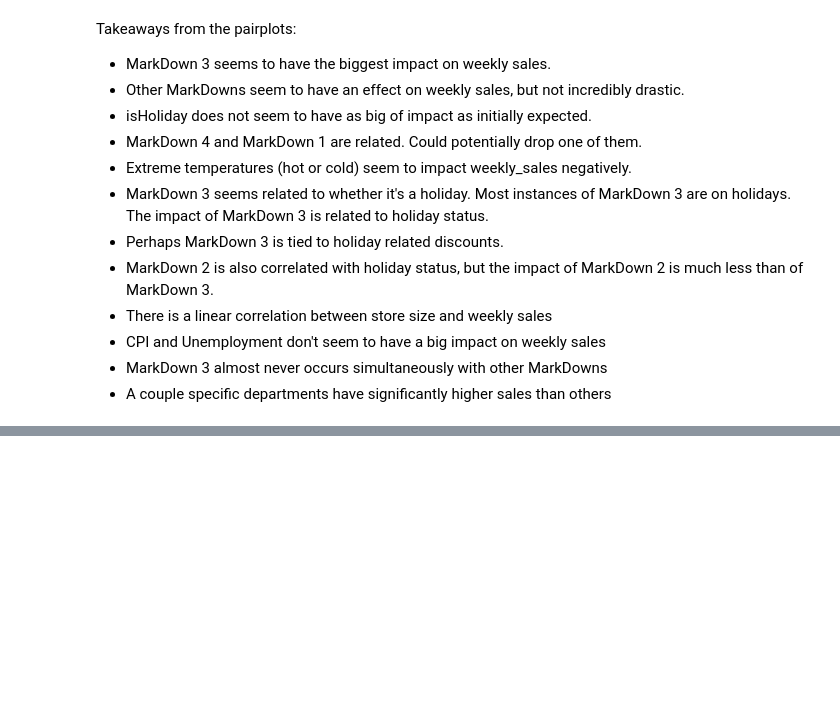
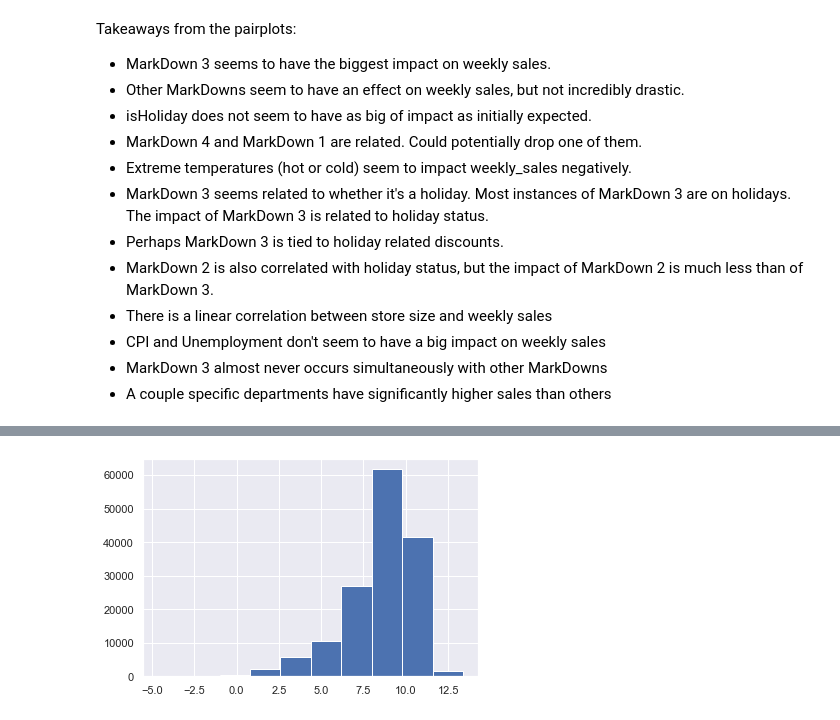
Before and after one commit to Dylan-C-Neal/capstone1-retail_forecasting, a Jupyter notebook: notebooks/C1S2-retail_forecasting.ipynb, the cells around one changed output, grey strips where cells are left out. Cells and saved outputs as stored; diff of their text form; code cells hidden in the pictures; blank space fills up the shorter version.

```diff
--- a/notebooks/C1S2-retail_forecasting.ipynb
+++ b/notebooks/C1S2-retail_forecasting.ipynb
@@ -107,0 +112,4 @@ plt.close()
+# %%
+_ = plt.hist(np.log(df5pos.Weekly_Sales))
+# %% [output]
+[figure, added]
```
Also changed, not shown: parts of 8 cells of this notebook.
